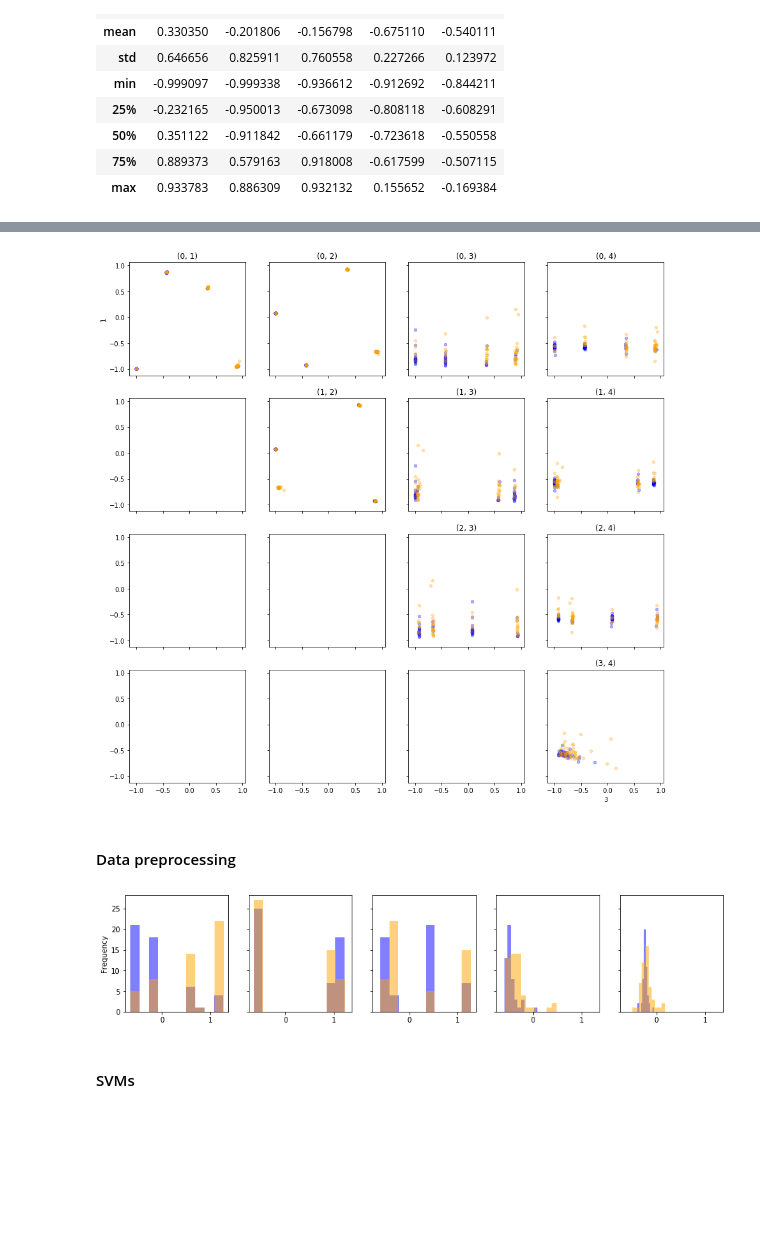
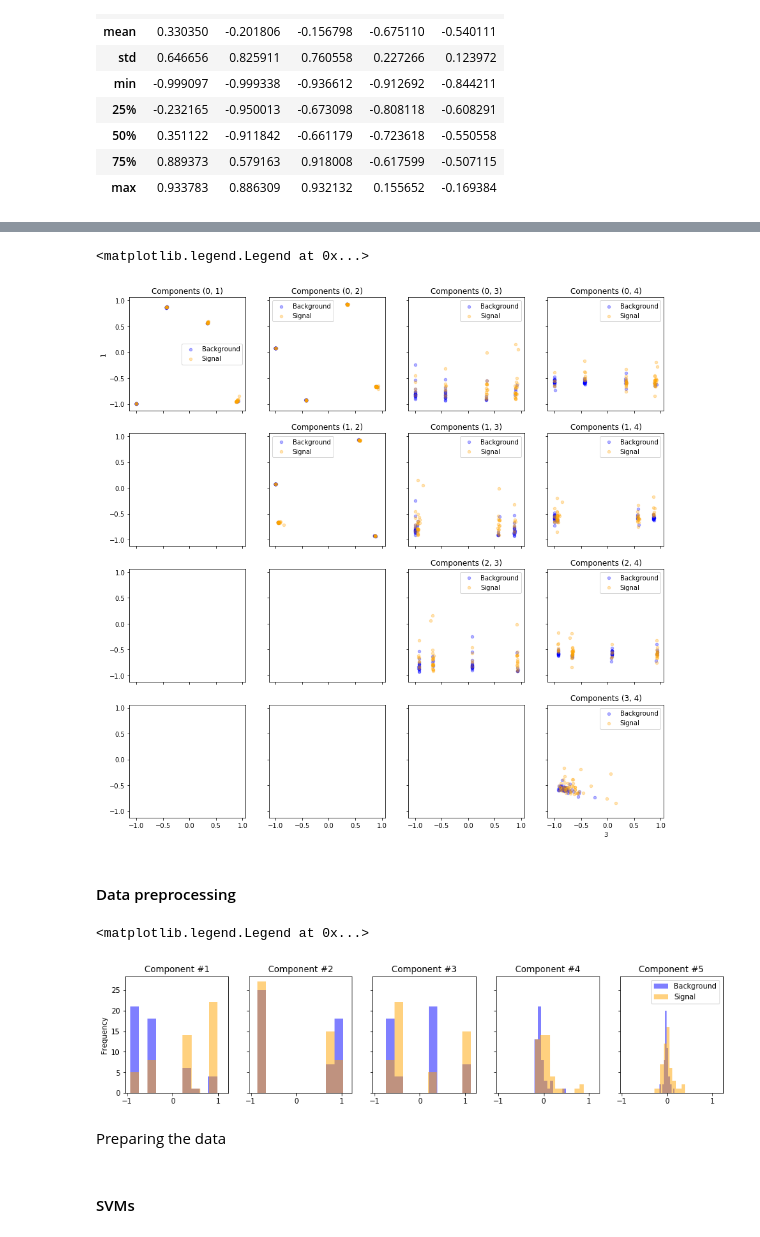
Before and after one commit to asakhnenko/ML-finger-exercises, a Jupyter notebook: qmlhep_application_task_ml.ipynb, the cells around one changed output, grey strips where cells are left out. Cells and saved outputs as stored; diff of their text form; code cells hidden in the pictures; blank space fills up the shorter version.

```diff
--- a/qmlhep_application_task_ml.ipynb
+++ b/qmlhep_application_task_ml.ipynb
@@ -57,6 +59,10 @@ df_test  = df_test_0.append(df_test_1)
 # %%
 fig, axes = plt.subplots(nrows=1, ncols=5, figsize=(15, 3), sharex=True, sharey=True)
+
 for i in np.arange(0, 5):
-    df_train_0[i].plot.hist(alpha=0.5, ax=axes[i], color='blue')
-    df_train_1[i].plot.hist(alpha=0.5, ax=axes[i], color='orange')
+    df_train_0[i].plot.hist(alpha=0.5, ax=axes[i], color='blue', label='Background')
+    df_train_1[i].plot.hist(alpha=0.5, ax=axes[i], color='orange', label='Signal')
+    axes[i].set_title("Component #" + str(i + 1))
+
+plt.legend()
 # %% [output]
@@ -64,28 +73,39 @@ for i in np.arange(0, 5):
 # %%
 fig, axes = plt.subplots(nrows=4, ncols=4, figsize=(15, 15), sharex=True, sharey=True)
+
 all_unique_tupes = [(i, j) for i in range(0, 5) for j in range(i+1, 5)]
 for i, j in all_unique_tupes:
-        df_train_0.plot.scatter(x=i, y=j, alpha=0.3, ax=axes[i, j-1], c='blue')
-        df_train_1.plot.scatter(x=i, y=j, alpha=0.3, ax=axes[i, j-1], c='orange')
-        axes[i, j-1].set_title((i, j))
+        df_train_0.plot.scatter(x=i, y=j, alpha=0.3, ax=axes[i, j-1], c='blue', label='Background')
+        df_train_1.plot.scatter(x=i, y=j, alpha=0.3, ax=axes[i, j-1], c='orange', label='Signal')
+        axes[i, j-1].set_title("Components " + str((i, j)))
+
+plt.legend()
 # %% [output]
+<matplotlib.legend.Legend at 0x...>
-[figure, old version]
+[figure, new version]
 # %% [markdown]
 #### Data preprocessing
 # %%
 # Zero meaning the data
-df_train_0 -= df_train.mean().mean()
-df_train_1 -= df_train.mean().mean()
+df_train_0 -= df_train.mean()
+df_train_1 -= df_train.mean()
 
-df_test_0 -= df_test.mean().mean()
-df_test_1 -= df_test.mean().mean()
+df_test_0 -= df_test.mean()
+df_test_1 -= df_test.mean()
 
 fig, axes = plt.subplots(nrows=1, ncols=5, figsize=(15, 3), sharex=True, sharey=True)
+
 for i in np.arange(0, 5):
-    df_train_0[i].plot.hist(alpha=0.5, ax=axes[i], color='blue')
-    df_train_1[i].plot.hist(alpha=0.5, ax=axes[i], color='orange')
+    df_train_0[i].plot.hist(alpha=0.5, ax=axes[i], color='blue', label='Background')
+    df_train_1[i].plot.hist(alpha=0.5, ax=axes[i], color='orange', label='Signal')
+    axes[i].set_title("Component #" + str(i + 1))
+
+plt.legend()
 # %% [output]
+<matplotlib.legend.Legend at 0x...>
-[figure, old version]
+[figure, new version]
+# %% [markdown]
+Preparing the data
 # %%
 from sklearn.utils import shuffle
 
```
Also changed, not shown: parts of 22 cells of this notebook.
